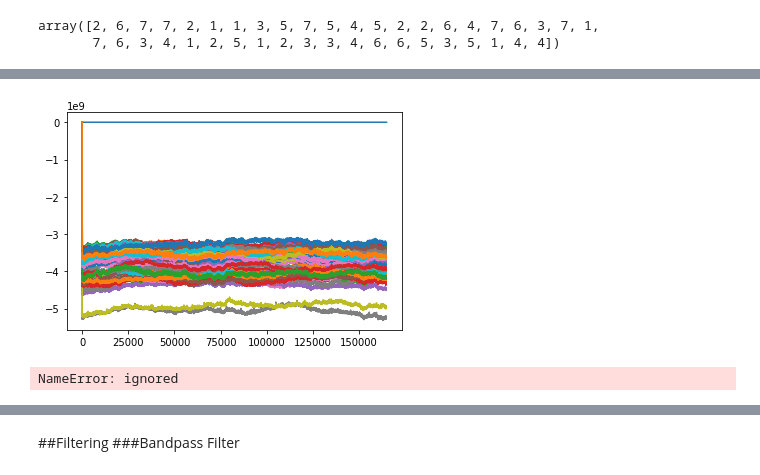
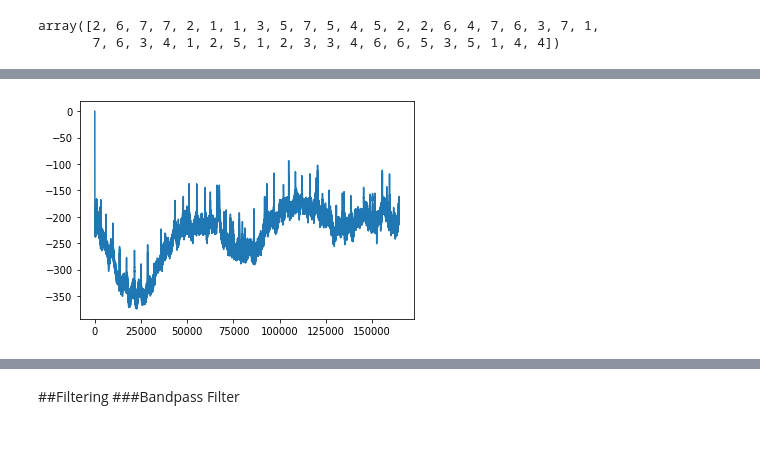
Before and after one commit to Pratyay1010/Robot-Navigation-From-Motor-Imaginary-Signals, a Jupyter notebook: eeg_v2.ipynb, the cells around one changed output, grey strips where cells are left out. Drawn from its saved outputs; the diff is of its cells as text; code cells hidden in the pictures; blank space fills up the shorter version.

```diff
--- a/eeg_v2.ipynb
+++ b/eeg_v2.ipynb
@@ -89,3 +89,5 @@ raw.to_data_frame().head(25)
 | 23 | 0.044922 | -4.121618e+09 | -3.997678e+09 | -4.360168e+09 | -4.147375e+09 | -3.877828e+09 | -4.453035e+09 | -5.247194e+09 | -4.269671e+09 | -4.249313e+09 | ... | ... |
 | 24 | 0.046875 | -4.110237e+09 | -3.988337e+09 | -4.351216e+09 | -4.136434e+09 | -3.866688e+09 | -4.443047e+09 | -5.238382e+09 | -4.260105e+09 | -4.239451e+09 | ... | ... |
 25 rows × 62 columns
+# %%
+raw.set_eeg_reference()
@@ -227,10 +245,6 @@ combining channels using "gfp"
 [<Figure size 576x432 with 1 Axes>]
 # %%
-plt.plot(raw.to_data_frame())
+plt.plot(raw.get_data()[0])
 plt.show()
 # %% [output]
-[figure, old version]
+[figure, new version]
-# %%
-raw.to_data_frame().shape, filtered_data.shape
-# %% [output]
-NameError: ignored
```
Also changed, not shown: parts of 44 cells of this notebook.
